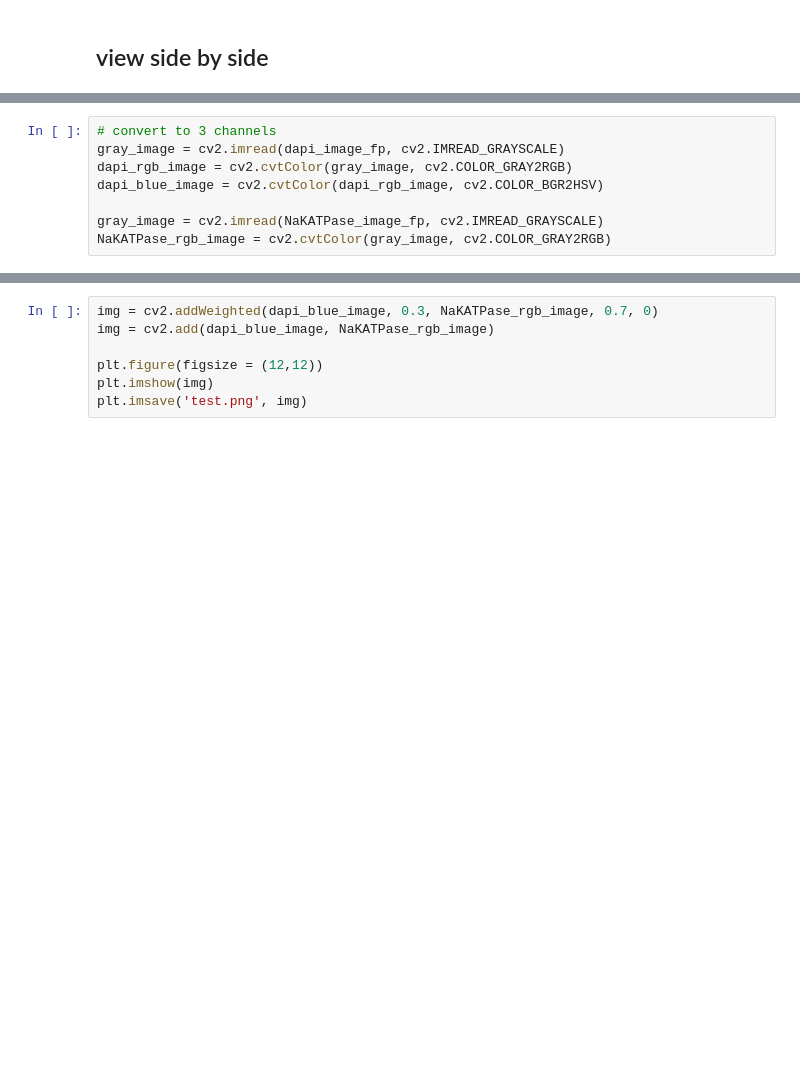
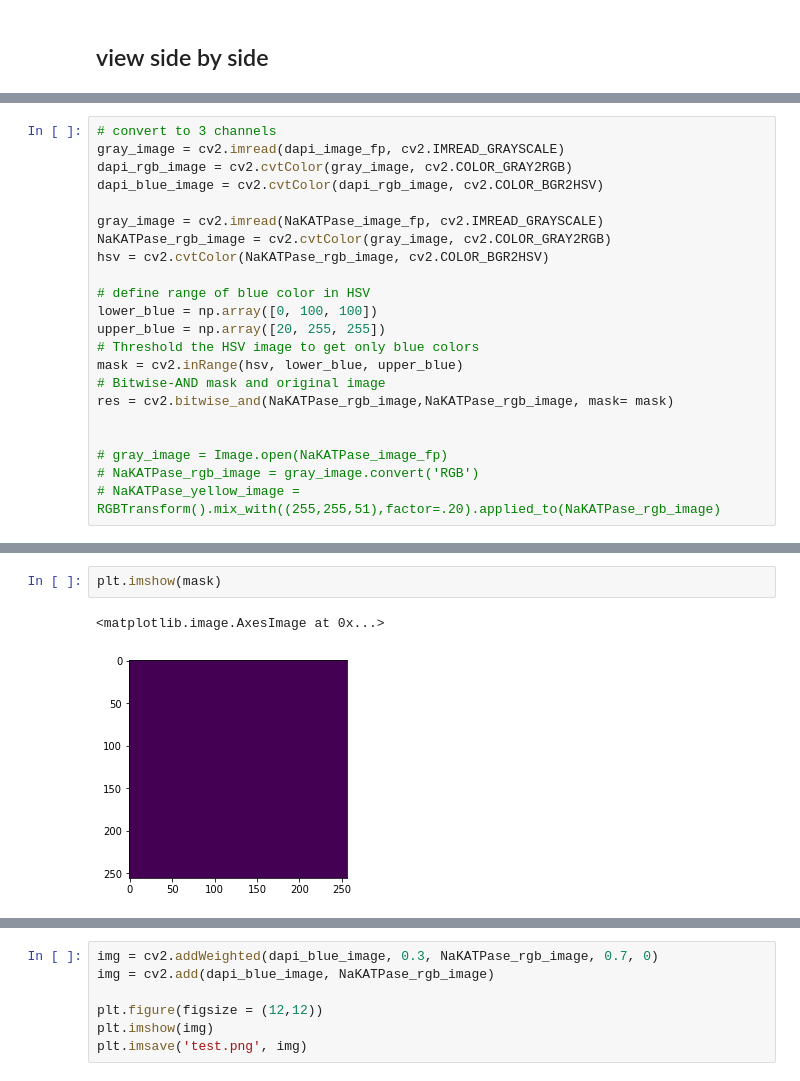
Before and after one commit to estorrs/cell-segmentation, a Jupyter notebook: notebooks/image_preprocessing.ipynb, the cells around one changed output, grey strips where cells are left out. Cells and saved outputs as stored; diff of their text form; blank space fills up the shorter version.

```diff
--- a/notebooks/image_preprocessing.ipynb
+++ b/notebooks/image_preprocessing.ipynb
@@ -77,3 +86,17 @@ dapi_blue_image = cv2.cvtColor(dapi_rgb_image, cv2.COLOR_BGR2HSV)
 
 gray_image = cv2.imread(NaKATPase_image_fp, cv2.IMREAD_GRAYSCALE)
 NaKATPase_rgb_image = cv2.cvtColor(gray_image, cv2.COLOR_GRAY2RGB)
+hsv = cv2.cvtColor(NaKATPase_rgb_image, cv2.COLOR_BGR2HSV)
+
+# define range of blue color in HSV
+lower_blue = np.array([0, 100, 100])
+upper_blue = np.array([20, 255, 255])
+# Threshold the HSV image to get only blue colors
+mask = cv2.inRange(hsv, lower_blue, upper_blue)
+# Bitwise-AND mask and original image
+res = cv2.bitwise_and(NaKATPase_rgb_image,NaKATPase_rgb_image, mask= mask)
+
+
+# gray_image = Image.open(NaKATPase_image_fp)
+# NaKATPase_rgb_image = gray_image.convert('RGB')
+# NaKATPase_yellow_image = RGBTransform().mix_with((255,255,51),factor=.20).applied_to(NaKATPase_rgb_image)
@@ -80,3 +113,8 @@ NaKATPase_rgb_image = cv2.cvtColor(gray_image, cv2.COLOR_GRAY2RGB)
+# %%
+plt.imshow(mask)
+# %% [output]
+<matplotlib.image.AxesImage at 0x...>
+[figure, added]
 # %%
 fig, axs = plt.subplots(1,2, figsize=(18,18))
 axs[0].imshow(dapi_blue_image)
```
Also changed, not shown: parts of 17 cells of this notebook, 3 other files.
